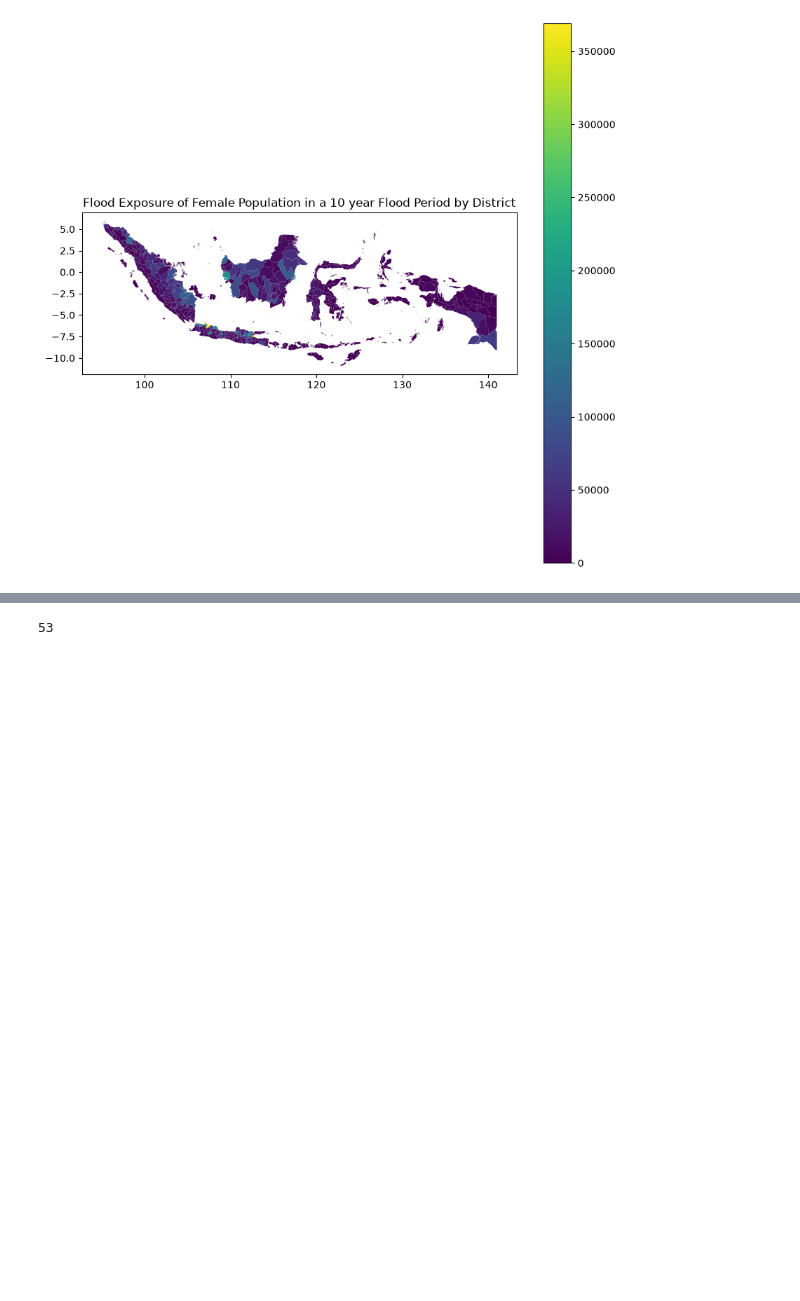
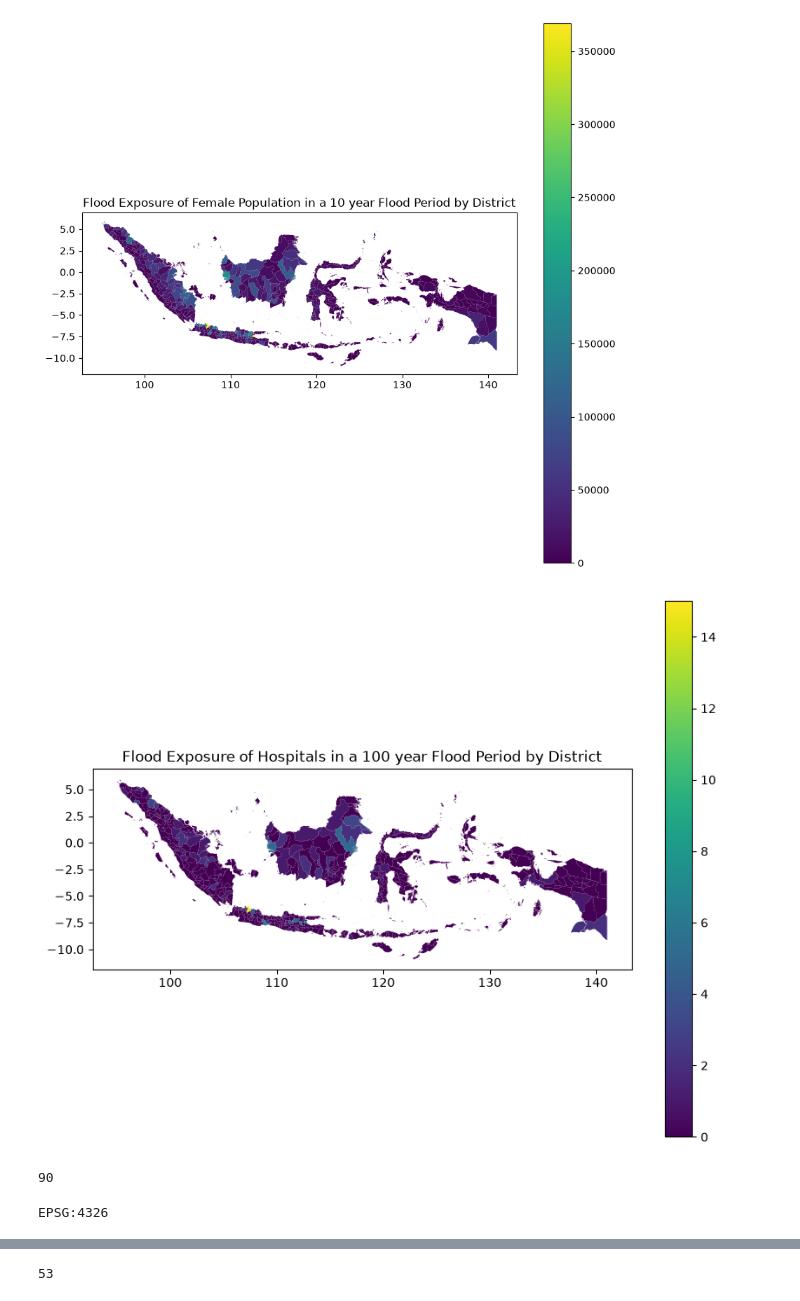
Before and after one commit to lane-erwin/geog592-cheyney, a Jupyter notebook: homework/week07/geopandas_hw_joins.ipynb, the cells around one changed output, grey strips where cells are left out. Saved outputs shown, nothing was run; the diff lists cells and outputs as text; code cells hidden in the pictures; blank space fills up the shorter version.

```diff
--- a/homework/week07/geopandas_hw_joins.ipynb
+++ b/homework/week07/geopandas_hw_joins.ipynb
@@ -197,3 +197,14 @@ plt.title("Flood Exposure of Female Population in a 10 year Flood Period by Dist
 plt.show()
 # %% [output]
 [figure]
+# %%
+flood_exposure_demographic_boundaries.plot(
+    column = "RP100_hospitals_30cm_count",
+    legend = True,
+    figsize = (10, 8)
+)
+
+plt.title("Flood Exposure of Hospitals in a 100 year Flood Period by District")
+plt.show()
+# %% [output]
+[figure, added]
@@ -199,0 +215,8 @@ plt.show()
+# %%
+print(len(hospital_flood))
+# %% [output]
+90
+# %%
+print(hospital_flood.crs)
+# %% [output]
+EPSG:4326
```
Also changed, not shown: parts of 19 cells of this notebook.
